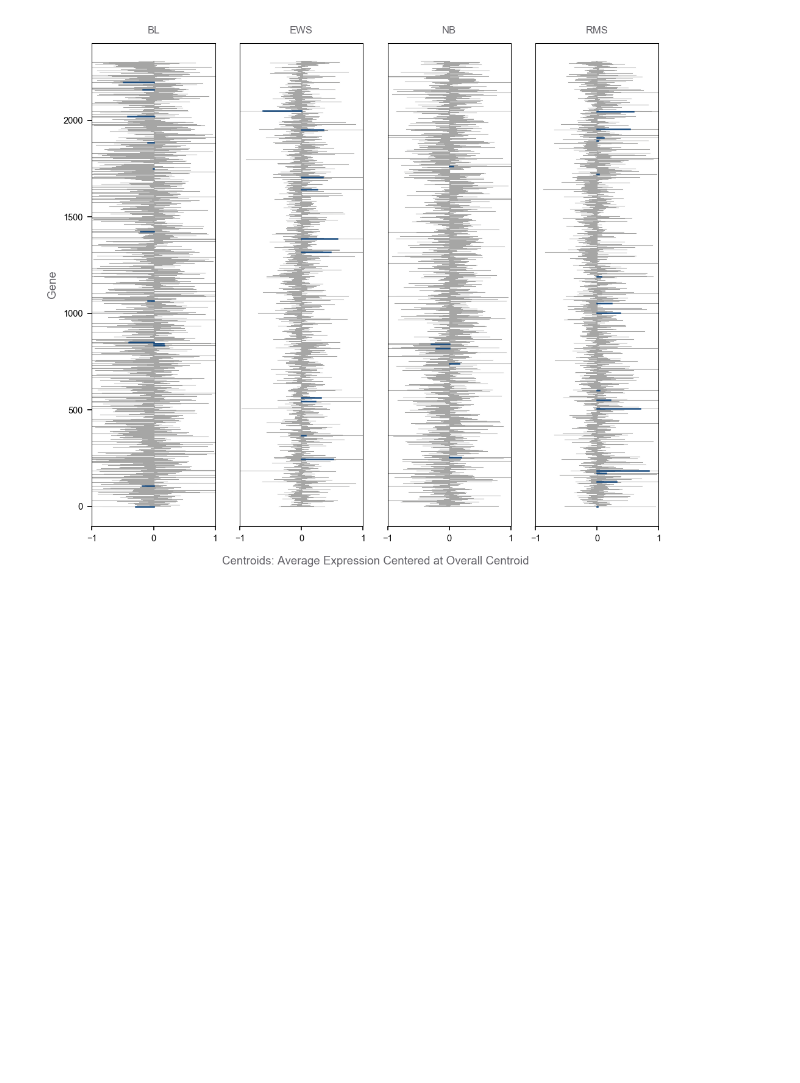
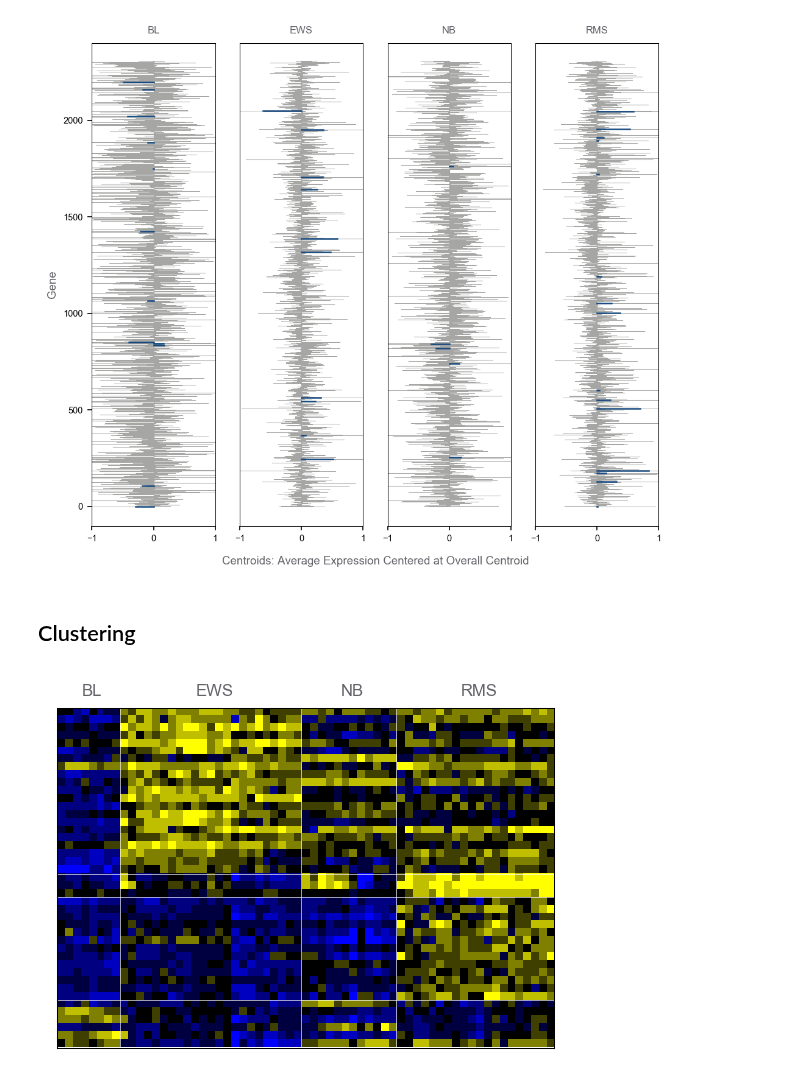
Before and after one commit to empathy87/The-Elements-of-Statistical-Learning-Python-Notebooks, a Jupyter notebook: examples/SRBCT Microarray.ipynb, the cells around one changed output. Drawn from its saved outputs; the diff is of its cells as text; code cells hidden in the pictures; blank space fills up the shorter version.

Commit message:
genes clustering

```diff
--- a/examples/SRBCT Microarray.ipynb
+++ b/examples/SRBCT Microarray.ipynb
@@ -88,7 +88,7 @@ class ShrunkenCentroid(BaseEstimator, ClassifierMixin):
     shrunken_centroids_:
         Shrunken centroid of each class.
     features_used_:
-        The number of features that are not shrunken to the overall centroid.
+        The indices of features that are not shrunken to the overall centroid.
     """
     def __init__(self, delta: float = 0):
         self.delta = delta
@@ -131,8 +131,8 @@ class ShrunkenCentroid(BaseEstimator, ClassifierMixin):
             np.sign(t_stats) * (np.abs(t_stats) - self.delta).clip(0)
         self.shrunken_centroids_ =\
             self.overall_centroid_ + m * (stds + mean_std) * t_stats_shrunken
-        self.features_used_ = np.sum(np.sum(np.abs(
-            self.shrunken_centroids_ - self.overall_centroid_), axis=0) > 0)
+        self.features_used_ = np.squeeze(np.argwhere(np.sum(np.abs(
+            self.shrunken_centroids_ - self.overall_centroid_), axis=0) > 0))
         return self
 
     def predict(self, X: np.ndarray) -> np.ndarray:
@@ -167,7 +167,7 @@ for delta in deltas:
     err_cv.append(1 - cv_accuracy)
     err_train.append(1 - sc.score(X_train, y_train))
     err_test.append(1 - sc.score(X_test, y_test))
-    n_genes.append(sc.features_used_)
+    n_genes.append(sc.features_used_.size)
 # plot
 fig, ax = plt.subplots(figsize=(6, 2.5), dpi=110)
 fig.subplots_adjust(left=0, right=1, top=1, bottom=0)
@@ -238,3 +238,5 @@ axarr[1].text(
 # %% [output]
 Text(1.2,-300,'Centroids: Average Expression Centered at Overall Centroid')
 [figure]
+# %% [markdown]
+## Clustering
@@ -240,0 +268,23 @@ Text(1.2,-300,'Centroids: Average Expression Centered at Overall Centroid')
+# %%
+# PAGE 654. FIGURE 18.3 Heat-map of the chosen 43 genes. Within each of the
+#           horizontal partitions, we have ordered the genes by hierarchical
+#           clustering, and similarly for the samples within each vertical
+#           partition. Yellow represents over- and blue under-expression.
+cmap = LinearSegmentedColormap.from_list(
+    'cm', ['blue', 'black', 'yellow'], N=256)
+bounds = np.arange(-4, 3, 0.7)
+norm = BoundaryNorm(bounds, cmap.N)
+
+fig, ax = plt.subplots(figsize=(6, 3), dpi=150)
+ax.imshow(X_train_selected, interpolation='none', norm=norm, cmap=cmap)
+ax.tick_params(bottom=False, left=False, labelleft=False, labelbottom=False)
+
+for e in class_cumsum[:-1]:
+    ax.axvline(e - 0.5, color='white', linewidth=0.3)
+for e in clusters_cumsum[:-1]:
+    ax.axhline(e - 0.5, color='white', linewidth=0.3)
+for i, t in enumerate(['BL', 'EWS', 'NB', 'RMS']):
+    x = (class_cumsum[i - 1] if i > 0 else 0) + class_counts[i] / 2
+    ax.text(x, -2, t, color=GRAY4, fontsize=8, horizontalalignment='center')
+# %% [output]
+[figure, added]
```
Also changed, not shown: parts of 3 cells of this notebook.
